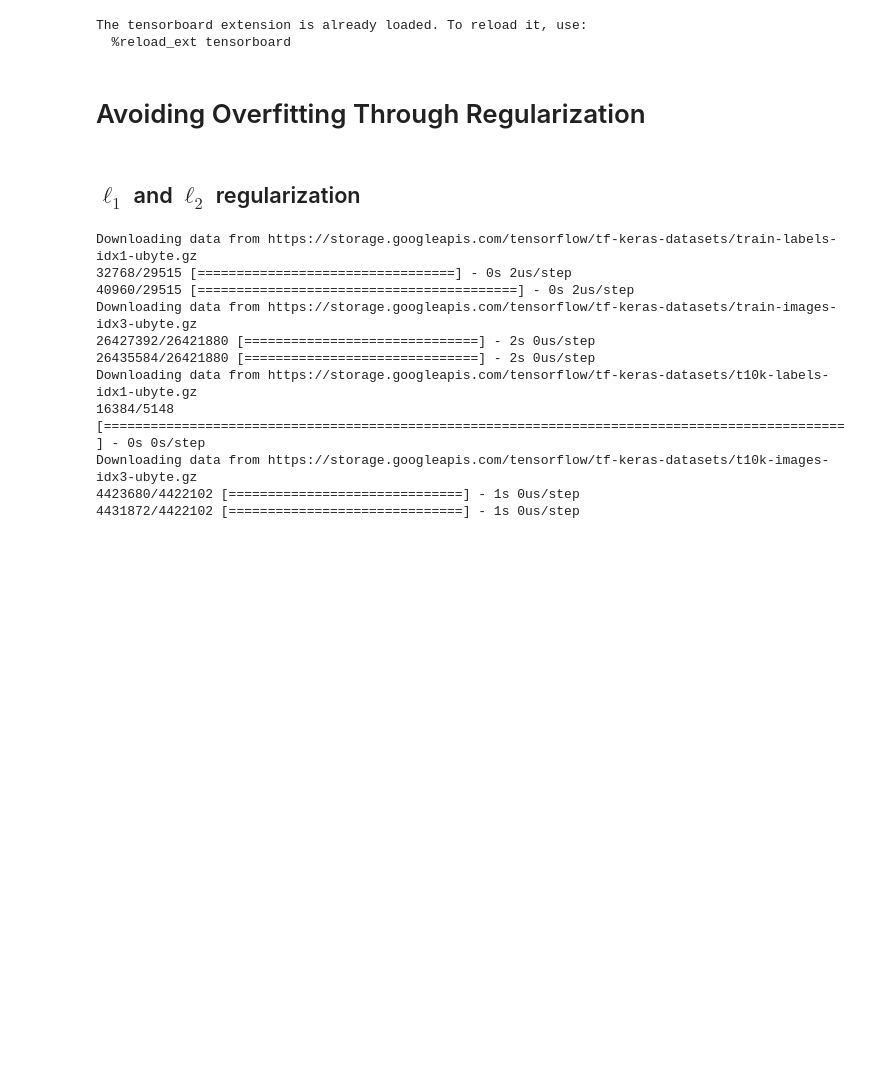
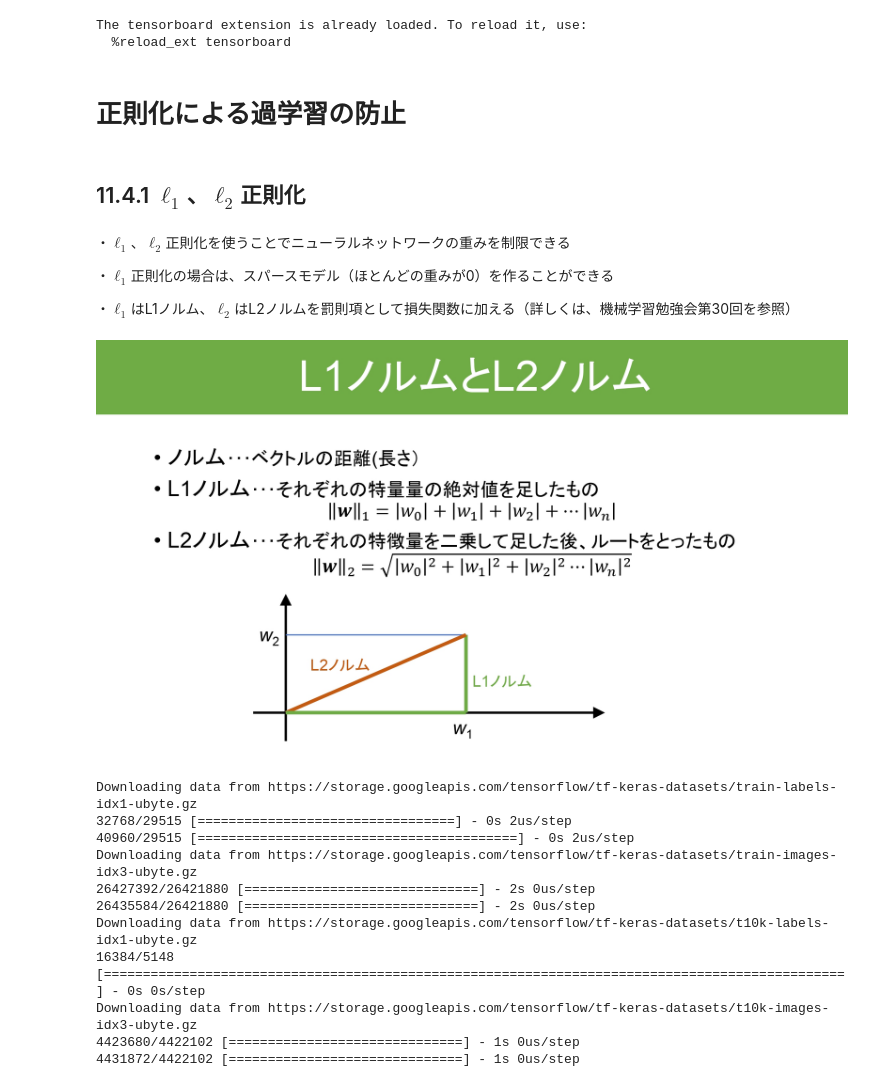
Before and after one commit to yazuyuichiro/Hands-On-Machine-Learning-with-Scikit-Learn-Keras-and-TensorFlow-2nd-Edition, a Jupyter notebook: 11ch/11.4-11.6/【実践機械学習】11.4-11.6.ipynb, the cells around one changed output. Drawn from its saved outputs; the diff is of its cells as text; code cells hidden in the pictures; blank space fills up the shorter version.

```diff
--- a/11ch/11.4-11.6/【実践機械学習】11.4-11.6.ipynb
+++ b/11ch/11.4-11.6/【実践機械学習】11.4-11.6.ipynb
@@ -52,10 +52,22 @@ def save_fig(fig_id, tight_layout=True, fig_extension="png", resolution=300):
 # %% [output]
 The tensorboard extension is already loaded. To reload it, use:
   %reload_ext tensorboard
-# %% [markdown]
-# Avoiding Overfitting Through Regularization
+# %% [markdown]
+# 正則化による過学習の防止
 # %% [markdown]
-## $\ell_1$ and $\ell_2$ regularization
+## 11.4.1  $\ell_1$、$\ell_2$正則化
+# %% [markdown]
+・$\ell_1$、$\ell_2$正則化を使うことでニューラルネットワークの重みを制限できる
+
+・$\ell_1$正則化の場合は、スパースモデル（ほとんどの重みが0）を作ることができる
+
+・$\ell_1$はL1ノルム、$\ell_2$はL2ノルムを罰則項として損失関数に加える（詳しくは、機械学習勉強会第30回を参照）
+# %%
+from IPython.display import Image
+file_name = "images/regularizer.jpg"
+Image(file_name)
+# %% [output]
+[figure, added]
 # %%
 (X_train_full, y_train_full), (X_test, y_test) = keras.datasets.fashion_mnist.load_data()
 X_train_full = X_train_full / 255.0
```
Also changed, not shown: parts of 82 cells of this notebook, 2 other files.
